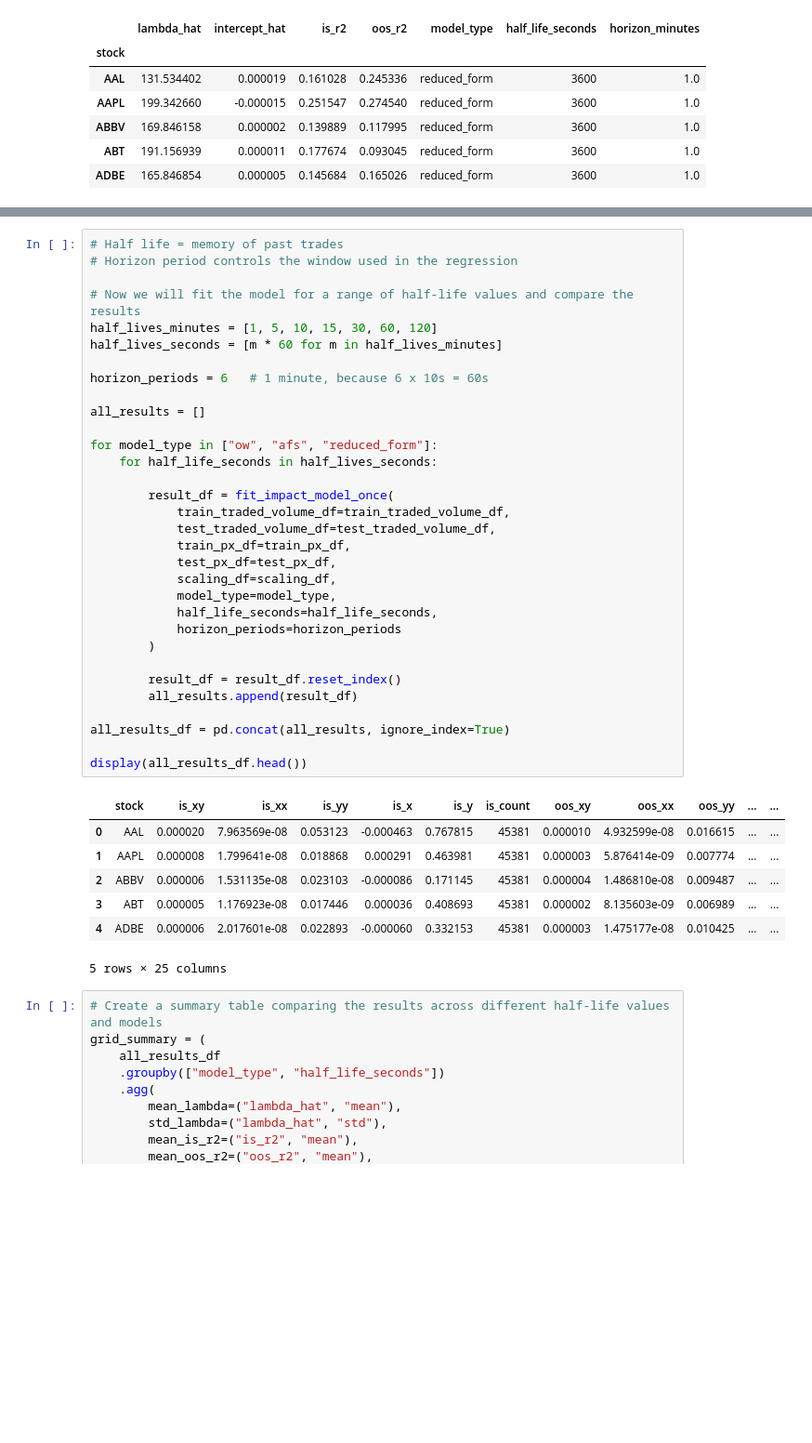
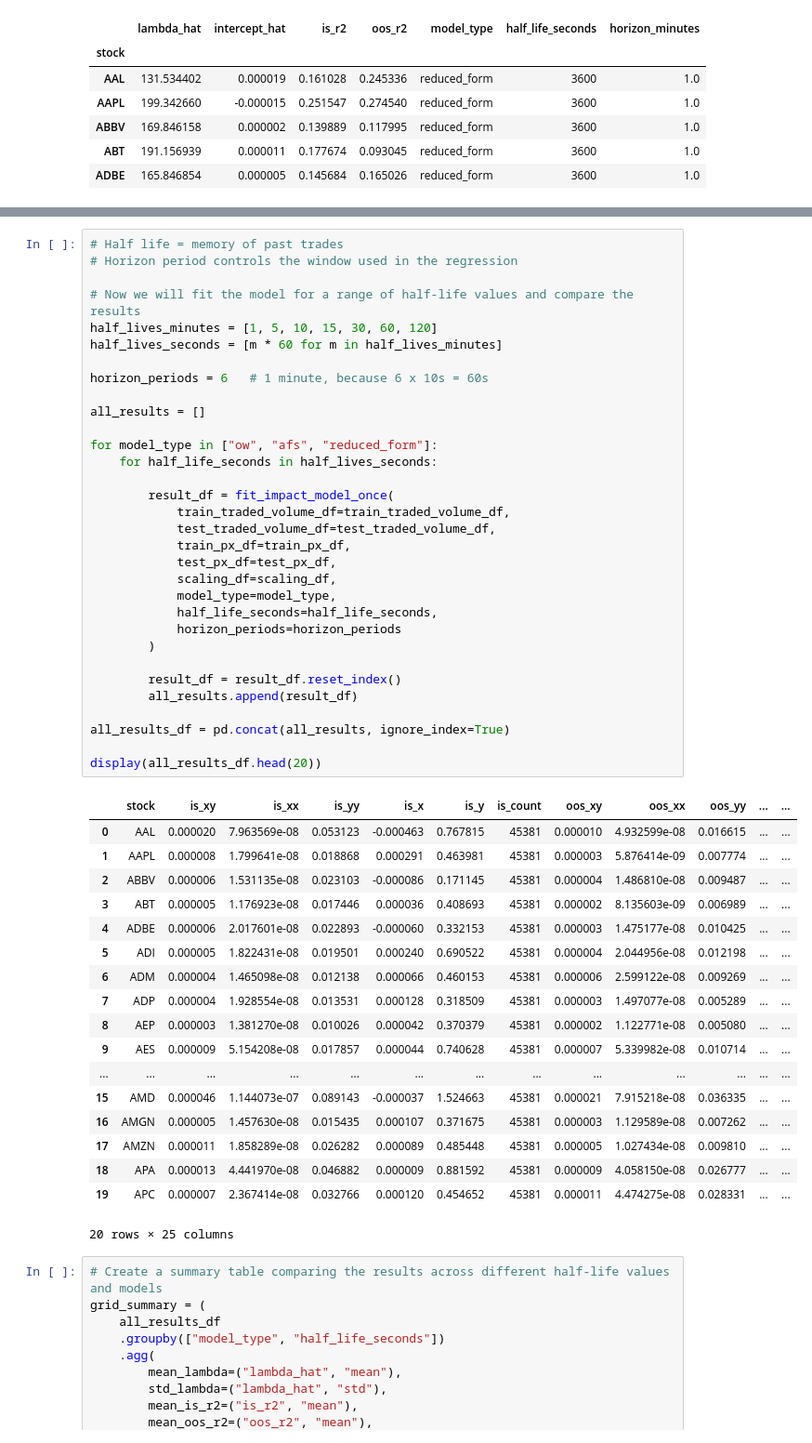
Before and after one commit to raphdlfrg/Quant_Trading_Price_Impact, a Jupyter notebook: 2_2_Impact_Model_Fitting.ipynb, the cells around one changed output, grey strips where cells are left out. Shown at 93% size. Saved outputs shown, nothing was run; the diff lists cells and outputs as text; blank space fills up the shorter version.

```diff
--- a/2_2_Impact_Model_Fitting.ipynb
+++ b/2_2_Impact_Model_Fitting.ipynb
@@ -307,35 +318,46 @@ half_lives_seconds = [m * 60 for m in half_lives_minutes]
 horizon_periods = 6   # 1 minute, because 6 x 10s = 60s
 
 all_results = []
 
 for model_type in ["ow", "afs", "reduced_form"]:
     for half_life_seconds in half_lives_seconds:
 
         result_df = fit_impact_model_once(
             train_traded_volume_df=train_traded_volume_df,
             test_traded_volume_df=test_traded_volume_df,
             train_px_df=train_px_df,
             test_px_df=test_px_df,
             scaling_df=scaling_df,
             model_type=model_type,
             half_life_seconds=half_life_seconds,
             horizon_periods=horizon_periods
         )
 
         result_df = result_df.reset_index()
         all_results.append(result_df)
 
 all_results_df = pd.concat(all_results, ignore_index=True)
 
-display(all_results_df.head())
+display(all_results_df.head(20))
 # %% [output]
 |  | stock | is_xy | is_xx | is_yy | is_x | is_y | is_count | oos_xy | oos_xx | oos_yy | ... | ... |
 | 0 | AAL | 0.000020 | 7.963569e-08 | 0.053123 | -0.000463 | 0.767815 | 45381 | 0.000010 | 4.932599e-08 | 0.016615 | ... | ... |
 | 1 | AAPL | 0.000008 | 1.799641e-08 | 0.018868 | 0.000291 | 0.463981 | 45381 | 0.000003 | 5.876414e-09 | 0.007774 | ... | ... |
 | 2 | ABBV | 0.000006 | 1.531135e-08 | 0.023103 | -0.000086 | 0.171145 | 45381 | 0.000004 | 1.486810e-08 | 0.009487 | ... | ... |
 | 3 | ABT | 0.000005 | 1.176923e-08 | 0.017446 | 0.000036 | 0.408693 | 45381 | 0.000002 | 8.135603e-09 | 0.006989 | ... | ... |
 | 4 | ADBE | 0.000006 | 2.017601e-08 | 0.022893 | -0.000060 | 0.332153 | 45381 | 0.000003 | 1.475177e-08 | 0.010425 | ... | ... |
+| 5 | ADI | 0.000005 | 1.822431e-08 | 0.019501 | 0.000240 | 0.690522 | 45381 | 0.000004 | 2.044956e-08 | 0.012198 | ... | ... |
+| 6 | ADM | 0.000004 | 1.465098e-08 | 0.012138 | 0.000066 | 0.460153 | 45381 | 0.000006 | 2.599122e-08 | 0.009269 | ... | ... |
+| 7 | ADP | 0.000004 | 1.928554e-08 | 0.013531 | 0.000128 | 0.318509 | 45381 | 0.000003 | 1.497077e-08 | 0.005289 | ... | ... |
+| 8 | AEP | 0.000003 | 1.381270e-08 | 0.010026 | 0.000042 | 0.370379 | 45381 | 0.000002 | 1.122771e-08 | 0.005080 | ... | ... |
+| 9 | AES | 0.000009 | 5.154208e-08 | 0.017857 | 0.000044 | 0.740628 | 45381 | 0.000007 | 5.339982e-08 | 0.010714 | ... | ... |
+| ... | ... | ... | ... | ... | ... | ... | ... | ... | ... | ... | ... | ... |
+| 15 | AMD | 0.000046 | 1.144073e-07 | 0.089143 | -0.000037 | 1.524663 | 45381 | 0.000021 | 7.915218e-08 | 0.036335 | ... | ... |
+| 16 | AMGN | 0.000005 | 1.457630e-08 | 0.015435 | 0.000107 | 0.371675 | 45381 | 0.000003 | 1.129589e-08 | 0.007262 | ... | ... |
+| 17 | AMZN | 0.000011 | 1.858289e-08 | 0.026282 | 0.000089 | 0.485448 | 45381 | 0.000005 | 1.027434e-08 | 0.009810 | ... | ... |
+| 18 | APA | 0.000013 | 4.441970e-08 | 0.046882 | 0.000009 | 0.881592 | 45381 | 0.000009 | 4.058150e-08 | 0.026777 | ... | ... |
+| 19 | APC | 0.000007 | 2.367414e-08 | 0.032766 | 0.000120 | 0.454652 | 45381 | 0.000011 | 4.474275e-08 | 0.028331 | ... | ... |
-5 rows × 25 columns
+20 rows × 25 columns
 # %%
 # Create a summary table comparing the results across different half-life values and models
 grid_summary = (
```
Also changed, not shown: parts of 1 cell of this notebook, 3 other files.
